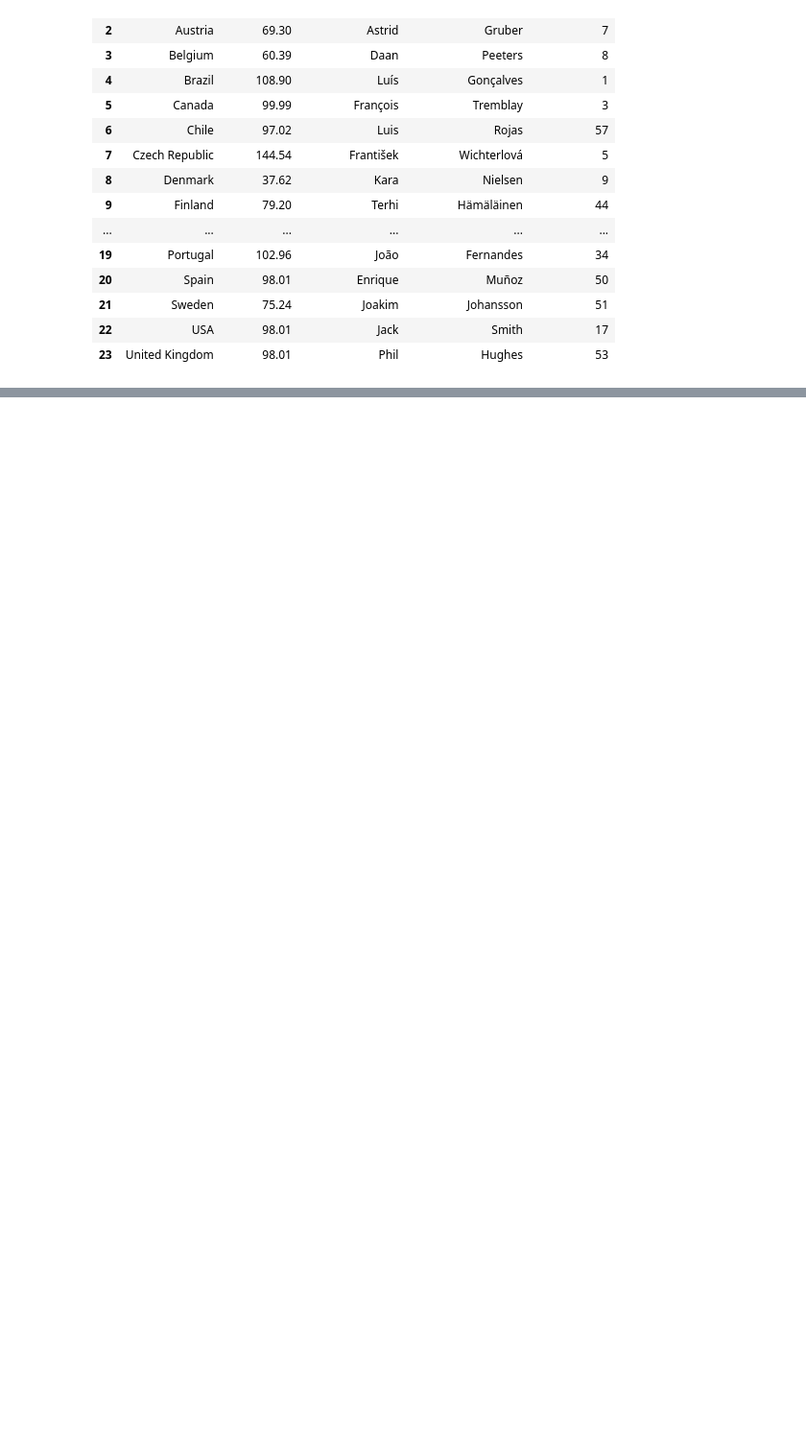
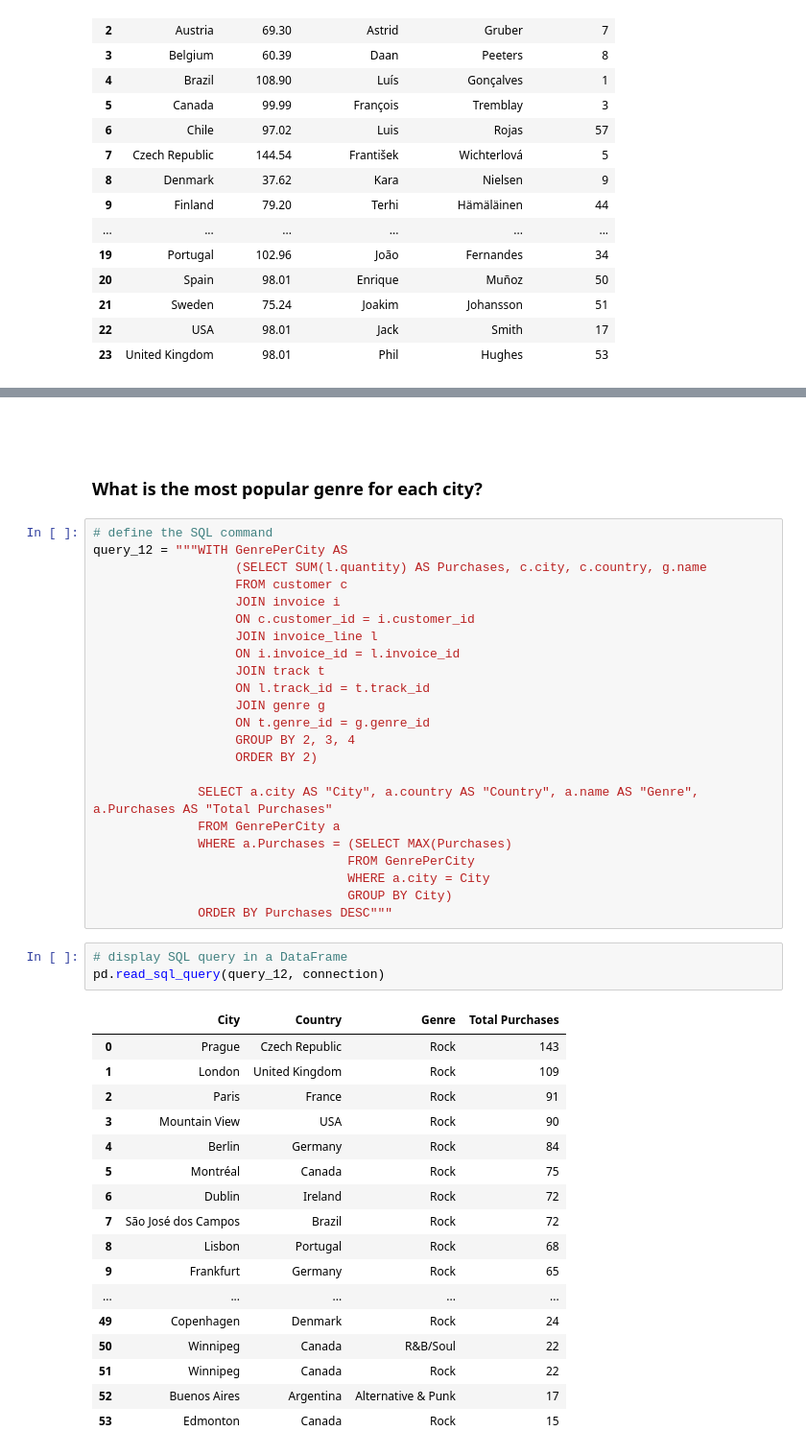
Before and after one commit to fedfioravanti/Business-Analytics-with-SQL-and-PowerBI, a Jupyter notebook: notebooks/Interacting-with-SQLite-using-Python.ipynb, the cells around one changed output, grey strips where cells are left out. Shown at 96% size. Drawn from its saved outputs; the diff is of its cells as text; blank space fills up the shorter version.

Commit message:
nb query update

```diff
--- a/notebooks/Interacting-with-SQLite-using-Python.ipynb
+++ b/notebooks/Interacting-with-SQLite-using-Python.ipynb
@@ -499,0 +537,48 @@ pd.read_sql_query(query_10, connection)
+# %% [markdown]
+  <br/><br/>
+
+###  What is the most popular genre for each city?
+# %%
+# define the SQL command
+query_12 = """WITH GenrePerCity AS
+                   (SELECT SUM(l.quantity) AS Purchases, c.city, c.country, g.name
+                   FROM customer c
+                   JOIN invoice i
+                   ON c.customer_id = i.customer_id
+                   JOIN invoice_line l
+                   ON i.invoice_id = l.invoice_id
+                   JOIN track t
+                   ON l.track_id = t.track_id
+                   JOIN genre g
+                   ON t.genre_id = g.genre_id
+                   GROUP BY 2, 3, 4
+                   ORDER BY 2)
+
+              SELECT a.city AS "City", a.country AS "Country", a.name AS "Genre", a.Purchases AS "Total Purchases"
+              FROM GenrePerCity a
+              WHERE a.Purchases = (SELECT MAX(Purchases)
+                                  FROM GenrePerCity
+                                  WHERE a.city = City
+                                  GROUP BY City)
+              ORDER BY Purchases DESC"""
+# %%
+# display SQL query in a DataFrame
+pd.read_sql_query(query_12, connection)
+# %% [output]
+|  | City | Country | Genre | Total Purchases |
+| 0 | Prague | Czech Republic | Rock | 143 |
+| 1 | London | United Kingdom | Rock | 109 |
+| 2 | Paris | France | Rock | 91 |
+| 3 | Mountain View | USA | Rock | 90 |
+| 4 | Berlin | Germany | Rock | 84 |
+| 5 | Montréal | Canada | Rock | 75 |
+| 6 | Dublin | Ireland | Rock | 72 |
+| 7 | São José dos Campos | Brazil | Rock | 72 |
+| 8 | Lisbon | Portugal | Rock | 68 |
+| 9 | Frankfurt | Germany | Rock | 65 |
+| ... | ... | ... | ... | ... |
+| 49 | Copenhagen | Denmark | Rock | 24 |
+| 50 | Winnipeg | Canada | R&B/Soul | 22 |
+| 51 | Winnipeg | Canada | Rock | 22 |
+| 52 | Buenos Aires | Argentina | Alternative & Punk | 17 |
+| 53 | Edmonton | Canada | Rock | 15 |
```
Also changed, not shown: parts of 10 cells of this notebook.
